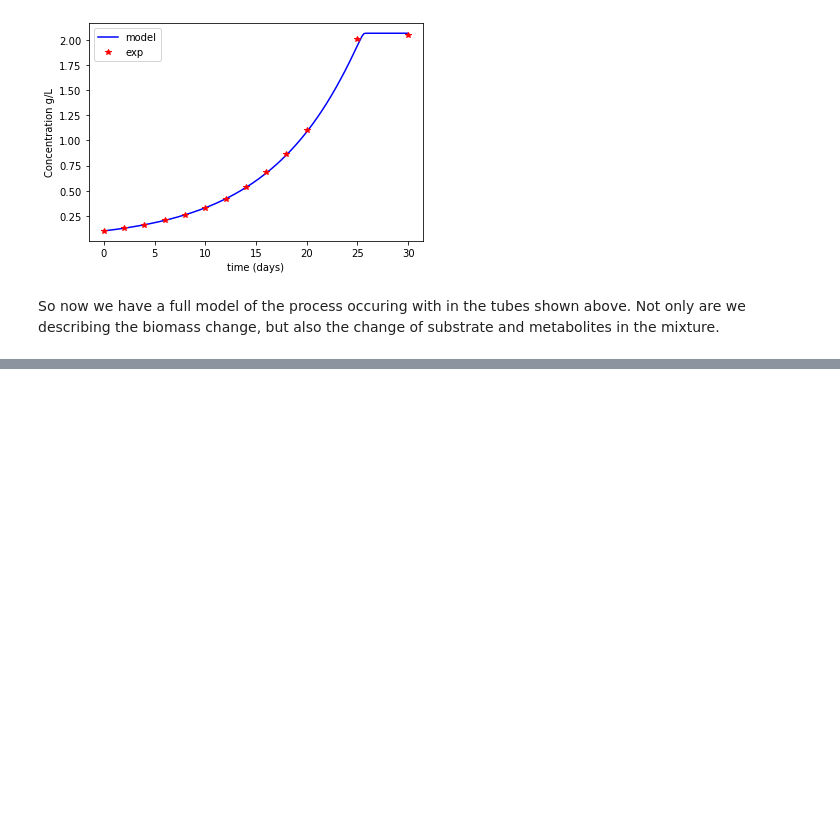
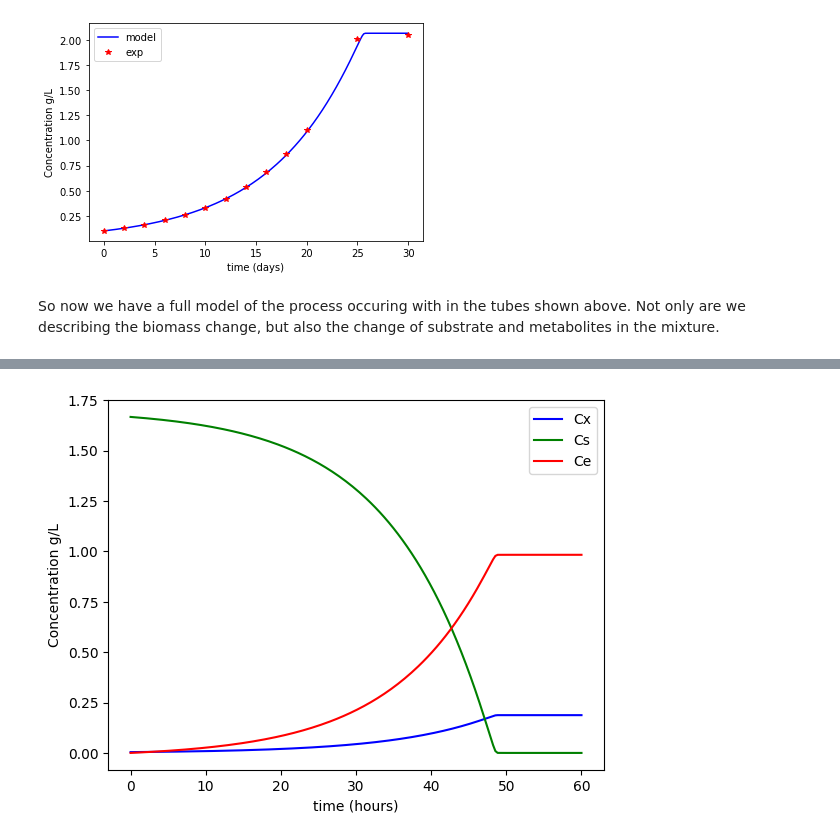
Before and after one commit to malhara/CBI310-version2, a Jupyter notebook: Chapter 5/Chapter 5.ipynb, the cells around one changed output, grey strips where cells are left out. Drawn from its saved outputs; the diff is of its cells as text; code cells hidden in the pictures; blank space fills up the shorter version.

```diff
--- a/Chapter 5/Chapter 5.ipynb
+++ b/Chapter 5/Chapter 5.ipynb
@@ -427,0 +512,27 @@ Explain the difference
+# %%
+def response2(t,C):
+    Cs, Cx, Ce = C[0],C[1],C[2]  #Considered components
+    Ks = 0.008
+    mu=mumax*(Cs/(Ks+Cs))        #this terms reduces mu or theta as substrate becomes limited, more about this later
+    theta=thetamax*(Cs/(Ks+Cs))
+
+    C= np.matrix([0, 0, 0,0,mu,theta]).T
+    r = np.linalg.solve(SA, C)
+
+
+    return [r[0,0]*Cx,   # glucose-substrate S
+            r[2,0]*Cx,   # biomass X
+            r[3,0]*Cx]   # ethanol
+
+Cs, Cx, Ce = calc(C_initial, response2)
+
+plt.figure(5)
+plt.plot(tspan, Cx, color='blue', label='Cx')
+plt.plot(tspan, Cs, color='green', label='Cs')
+plt.plot(tspan, Ce, color='red', label='Ce')
+plt.legend(loc='best')
+plt.ylabel('Concentration g/L')
+plt.xlabel('time (hours)')
+plt.show()
+# %% [output]
+[figure, added]
```
Also changed, not shown: parts of 10 cells of this notebook, 2 other files.
